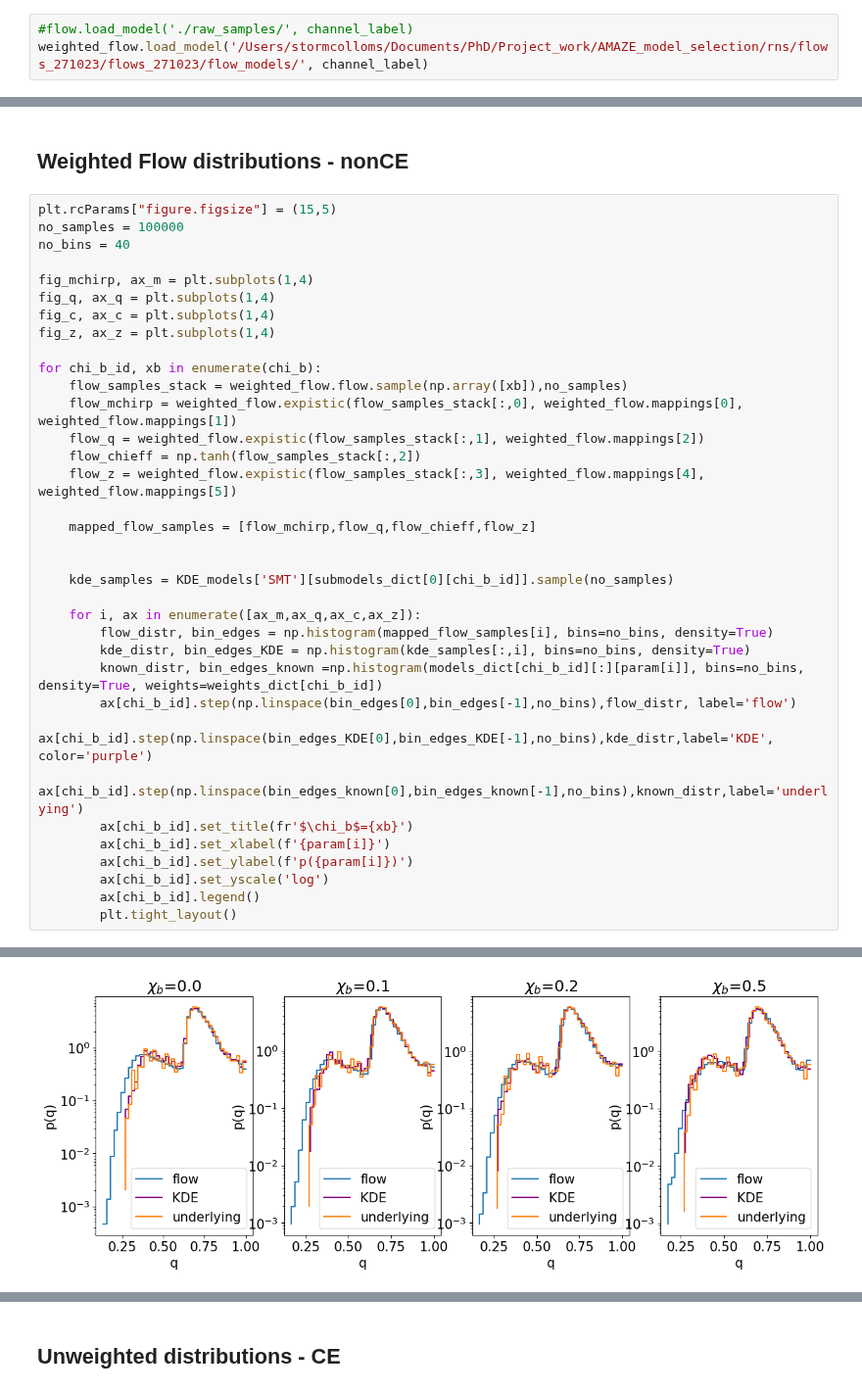
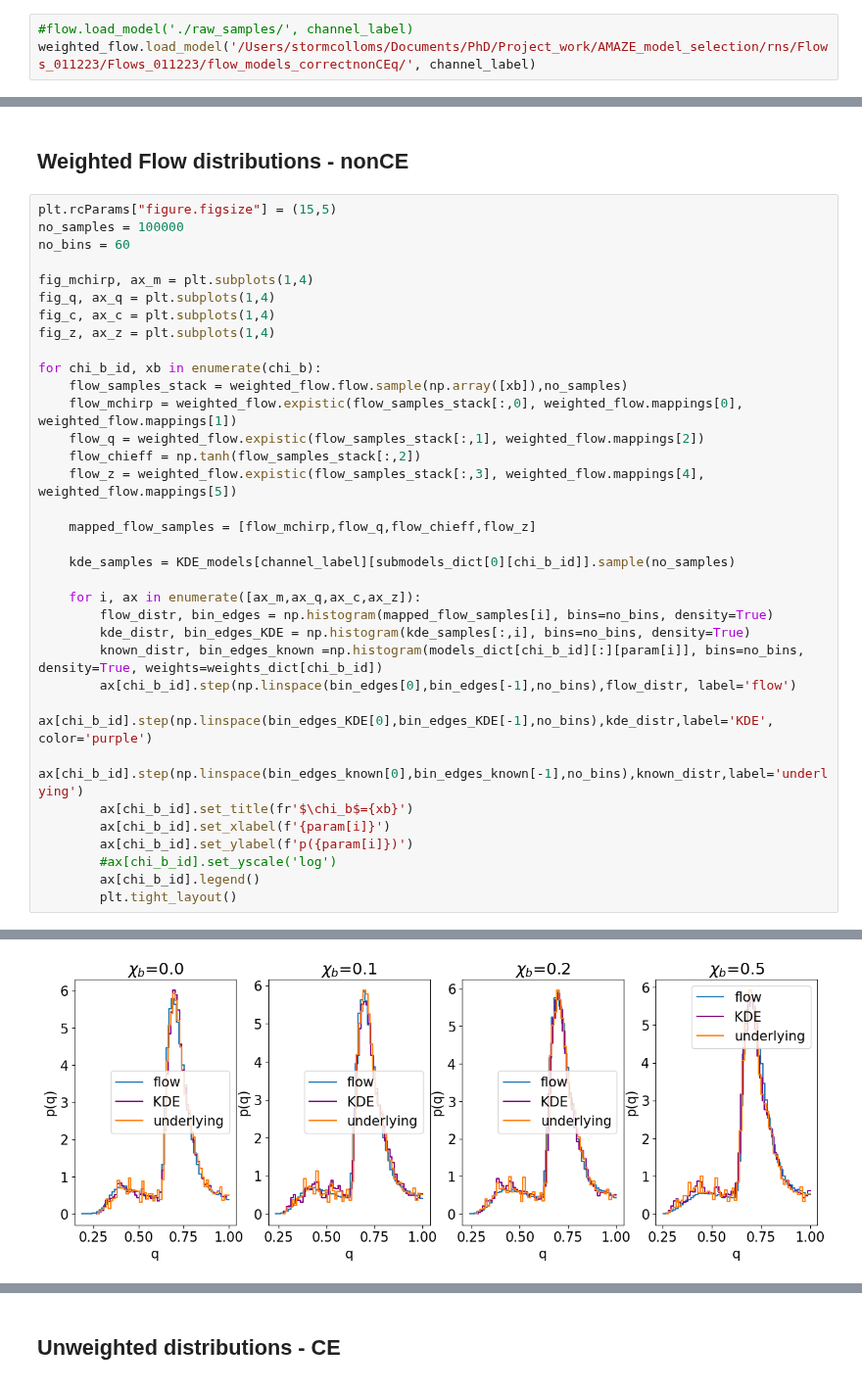
Before and after one commit to scolloms/AMAZE_model_selection, a Jupyter notebook: flow_models/check_trained_distribution.ipynb, the cells around one changed output, grey strips where cells are left out. Shown at 98% size. Saved outputs shown, nothing was run; the diff lists cells and outputs as text.

Commit message:
duplicated flow check to log and not log

```diff
--- a/flow_models/check_trained_distribution.ipynb
+++ b/flow_models/check_trained_distribution.ipynb
@@ -74,7 +74,7 @@ while ctr < Nhyper:
     ctr += 1
 # %%
 #flow.load_model('./raw_samples/', channel_label)
-weighted_flow.load_model('/Users/stormcolloms/Documents/PhD/Project_work/AMAZE_model_selection/rns/flows_271023/flows_271023/flow_models/', channel_label)
+weighted_flow.load_model('/Users/stormcolloms/Documents/PhD/Project_work/AMAZE_model_selection/rns/Flows_011223/Flows_011223/flow_models_correctnonCEq/', channel_label)
 # %% [markdown]
 ## Unweighted flow distributions - nonCE
 # %%
@@ -116,7 +116,7 @@ for chi_b_id, xb in enumerate(chi_b):
 # %%
 plt.rcParams["figure.figsize"] = (15,5)
 no_samples = 100000
-no_bins = 40
+no_bins = 60
 
 fig_mchirp, ax_m = plt.subplots(1,4)
 fig_q, ax_q = plt.subplots(1,4)
@@ -132,8 +132,7 @@ for chi_b_id, xb in enumerate(chi_b):
 
     mapped_flow_samples = [flow_mchirp,flow_q,flow_chieff,flow_z]
 
-
-    kde_samples = KDE_models['SMT'][submodels_dict[0][chi_b_id]].sample(no_samples)
+    kde_samples = KDE_models[channel_label][submodels_dict[0][chi_b_id]].sample(no_samples)
 
     for i, ax in enumerate([ax_m,ax_q,ax_c,ax_z]):
         flow_distr, bin_edges = np.histogram(mapped_flow_samples[i], bins=no_bins, density=True)
@@ -145,7 +144,7 @@ for chi_b_id, xb in enumerate(chi_b):
         ax[chi_b_id].set_title(fr'$\chi_b$={xb}')
         ax[chi_b_id].set_xlabel(f'{param[i]}')
         ax[chi_b_id].set_ylabel(f'p({param[i]})')
-        ax[chi_b_id].set_yscale('log')
+        #ax[chi_b_id].set_yscale('log')
         ax[chi_b_id].legend()
         plt.tight_layout()
 # %% [output]
@@ -153 +152 @@ for chi_b_id, xb in enumerate(chi_b):
-[figure, old version]
+[figure, new version]
```
Also changed, not shown: parts of 4 cells of this notebook, 1 other file.
